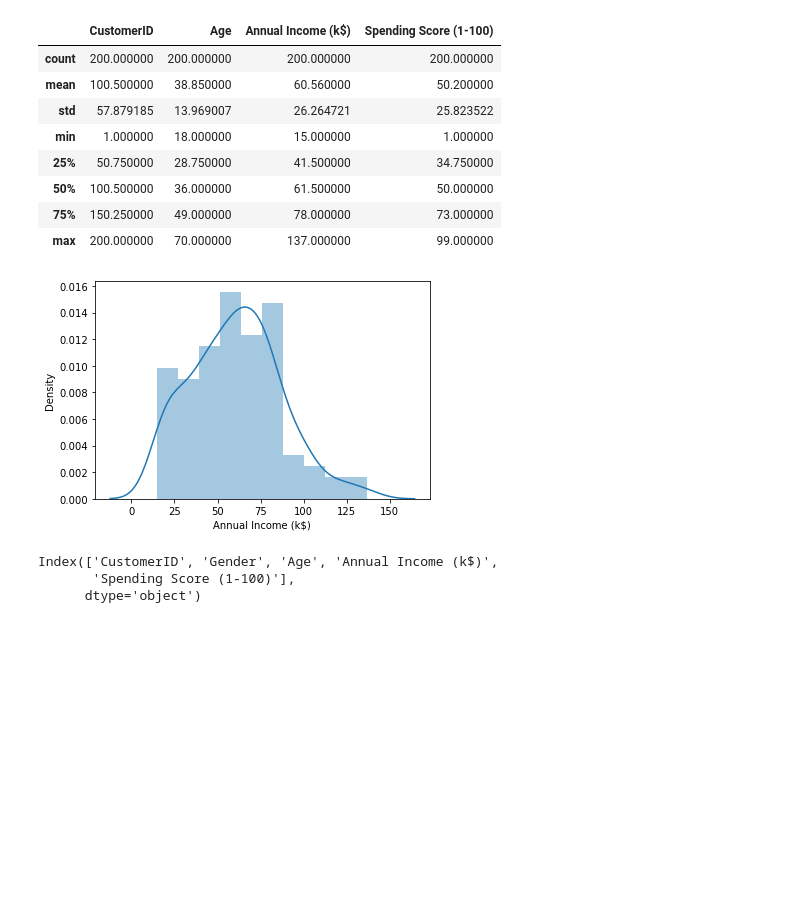
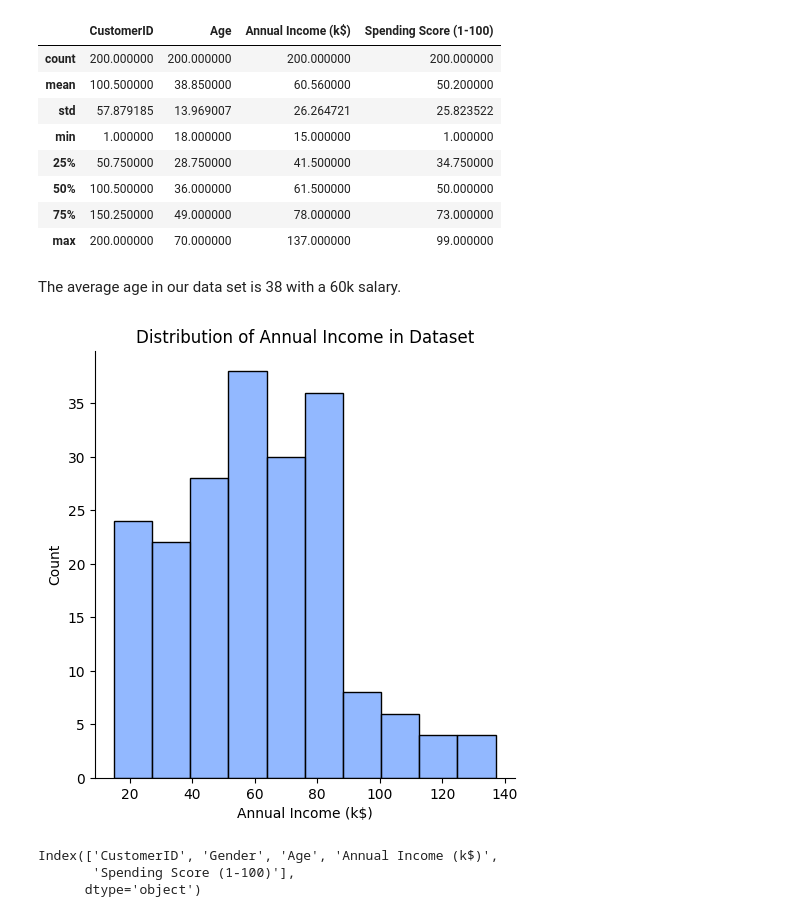
Before and after one commit to lreed2450/KMeans, a Jupyter notebook: Clustering with KMeans.ipynb, the cells around one changed output. Cells and saved outputs as stored; diff of their text form; code cells hidden in the pictures; blank space fills up the shorter version.

```diff
--- a/Clustering with KMeans.ipynb
+++ b/Clustering with KMeans.ipynb
@@ -35,10 +34,14 @@ df.describe()
 | 50% | 100.500000 | 36.000000 | 61.500000 | 50.000000 |
 | 75% | 150.250000 | 49.000000 | 78.000000 | 73.000000 |
 | max | 200.000000 | 70.000000 | 137.000000 | 99.000000 |
-# %%
-sns.distplot(df['Annual Income (k$)']);
-# %% [output]
-[figure, removed]
+# %% [markdown]
+The  average age in our data set is 38 with a  60k salary.
+# %%
+#let's create a histogram of one of our variables to see how its distributed
+
+annual_income_chart = sns.displot(data=df['Annual Income (k$)'], color='#6ea0ff').set(title='Distribution of Annual Income in Dataset')
+# %% [output]
+[figure, added]
 # %%
 df.columns
 # %% [output]
```
Also changed, not shown: parts of 6 cells of this notebook.
